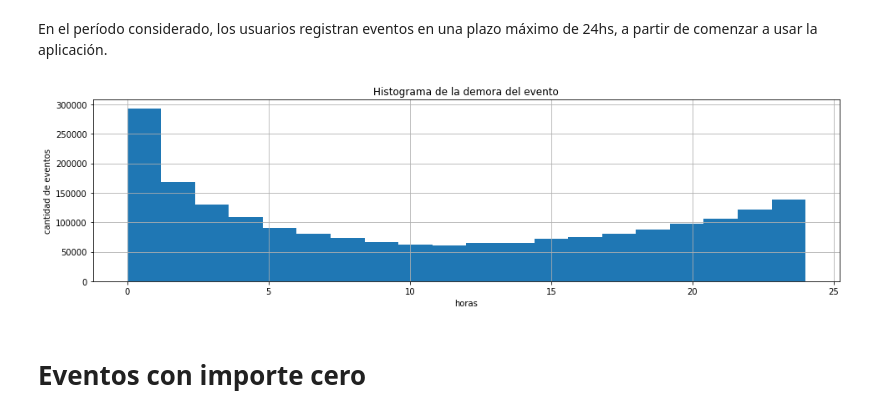
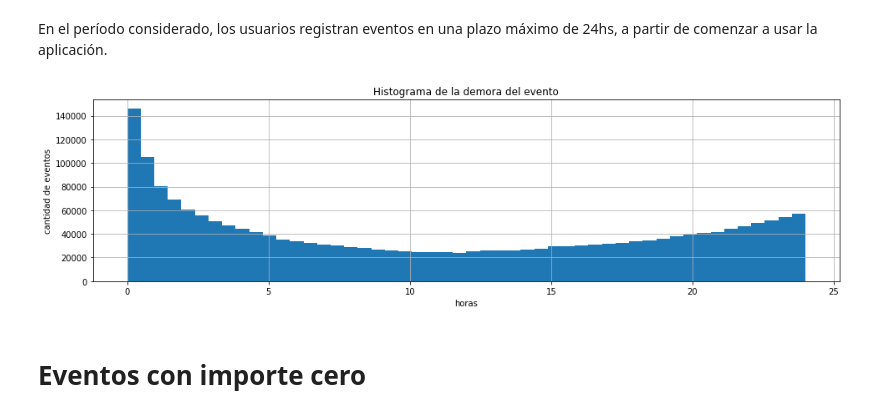
Before and after one commit to melik-data-challenges/etermax-challenge, a Jupyter notebook: etermax-challenge.ipynb, the cells around one changed output. Cells and saved outputs as stored; diff of their text form; code cells hidden in the pictures.

```diff
--- a/etermax-challenge.ipynb
+++ b/etermax-challenge.ipynb
@@ -148,13 +151,13 @@ En el período considerado, los usuarios registran eventos en una plazo máximo
 # %%
 # df.first_event_delay.hist(bins=50, figsize=(16,4))
 # (df.groupby('user_id')['event_delay'].max() /60 /60).to_frame()
 
-(df.event_delay /60 /60).hist(bins=20, figsize=(16,4))
+(df.event_delay /60 /60).hist(bins=50, figsize=(16,4))
 plt.title('Histograma de la demora del evento')
 plt.xlabel('horas')
 plt.ylabel('cantidad de eventos');
 # %% [output]
-[figure, old version]
+[figure, new version]
 # %% [markdown]
 # Eventos con importe cero
 # %%
```
Also changed, not shown: parts of 8 cells of this notebook, 1 other file.
